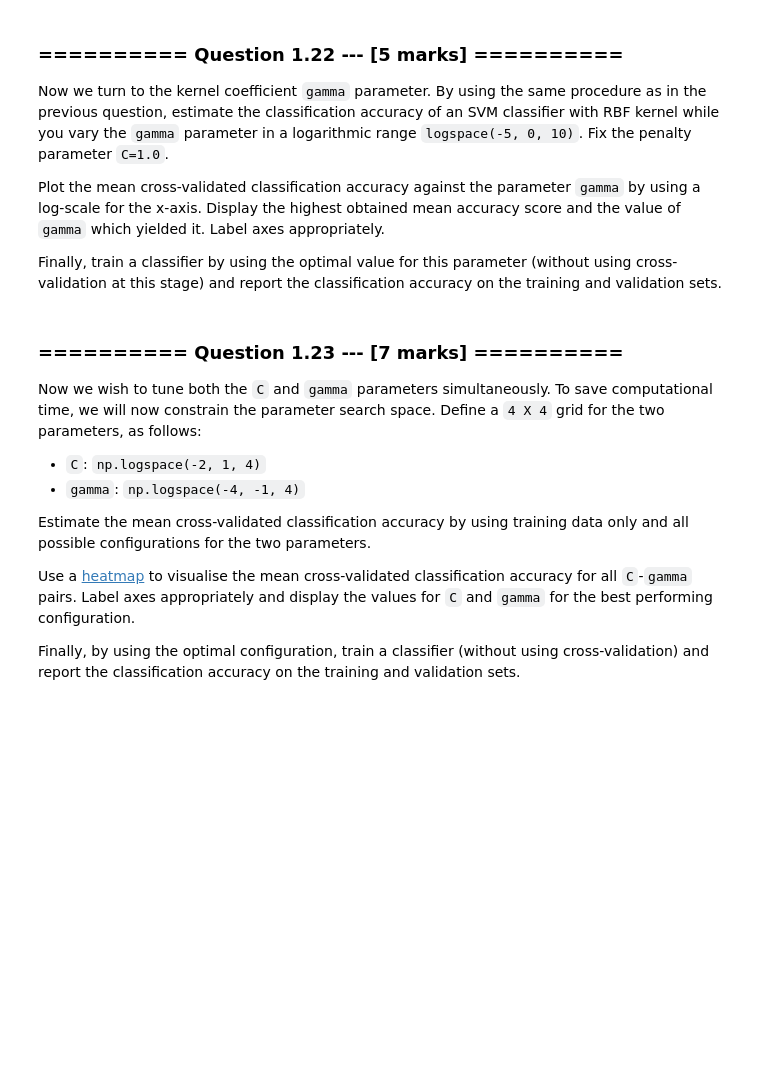
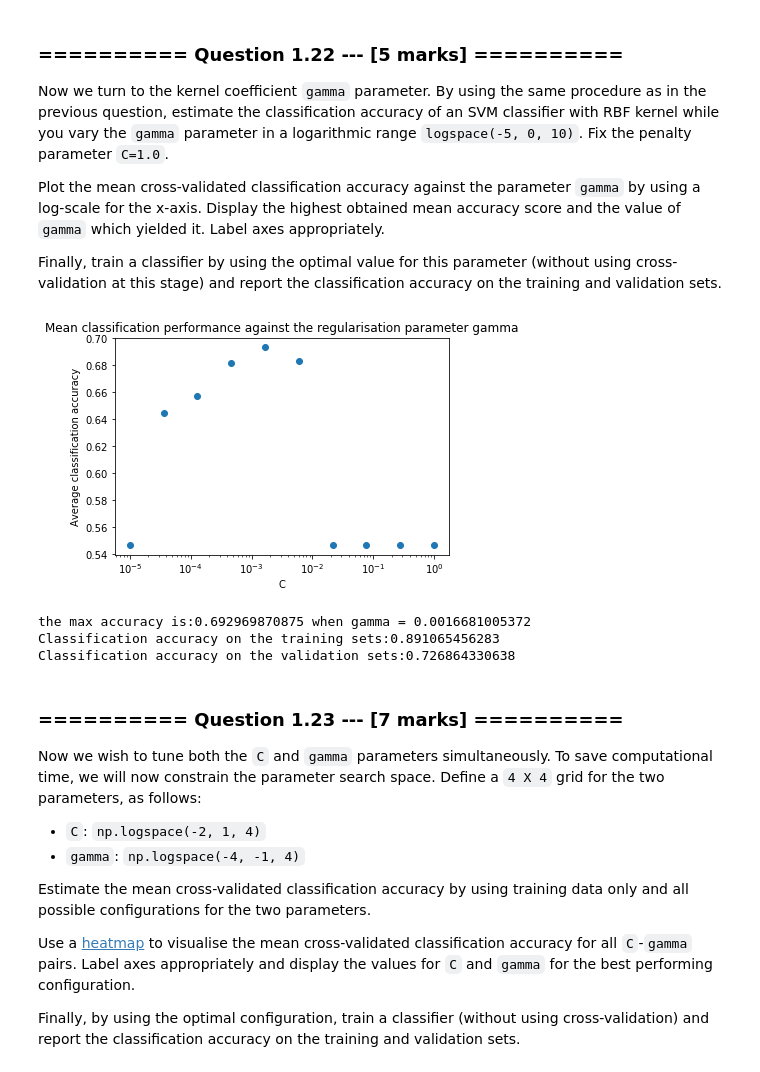
Before and after one commit to JessieWin/1234567, a Jupyter notebook: Downloads/iaml2017-master/07_Assignment_3.ipynb, the cells around one changed output. Cells and saved outputs as stored; diff of their text form; code cells hidden in the pictures; blank space fills up the shorter version.

```diff
--- a/Downloads/iaml2017-master/07_Assignment_3.ipynb
+++ b/Downloads/iaml2017-master/07_Assignment_3.ipynb
@@ -623,42 +613,40 @@ Plot the mean cross-validated classification accuracy against the parameter `gam
 
 Finally, train a classifier by using the optimal value for this parameter (without using cross-validation at this stage) and report the classification accuracy on the training and validation sets.
 # %%
-# Your code goes here
 gamma = np.logspace(-5, 0, 10)
 C = 1.0
-acc4 = []
-X_ttr = np.asarray(X_ttr)
-for k, (train, test) in enumerate(kf.split(X_ttr,y_tr)):
-    for i in gamma:
-            rbf_svc = svm.SVC(kernel='rbf', gamma=i, C=C)
-            rbf_svc.fit(X_ttr[train], y_tr[train])
-            acc = rbf_svc.score(X_ttr[test], y_tr[test])
-            acc4.append(acc)
-slice1 = acc4[0:10]
-slice2 = acc4[10:20]
-slice3 = acc4[20:30]
-plt.scatter(gamma, slice1)
-plt.scatter(gamma, slice2)
-plt.scatter(gamma, slice3)
-plt.xlabel('gamma')
-plt.ylabel('Classification accuracy on test set')
-plt.title('Mean classification performance')
+acc_rbf_gamma= np.zeros((3,10))
+i=0
+for k, (train_index, test_index) in enumerate(kf.split(X_ttr,y_tr)):
+    j=0
+    for g in gamma:
+        rbf_svc = svm.SVC(kernel='rbf', gamma=g, C=C)
+        rbf_svc.fit(X_ttr[train], y_tr[train])
+        acc = rbf_svc.score(X_ttr[test], y_tr[test])
+        acc_rbf_gamma[i,j]=acc
+        j+=1
+    i+=1
+rbf_mean_gamma=acc_rbf_gamma.mean(axis=0)
+plt.plot(gamma,rbf_mean_gamma,'o')
+plt.xlabel('C')
+plt.xscale("log")
+plt.ylabel('Average classification accuracy')
+plt.title('Mean classification performance against the regularisation parameter gamma')
 plt.show()
-# View the best parameters for the model found using grid search
-gamma=[{'gamma':np.logspace(-5, 0, 10)}]
-# Create a classifier object with the classifier and parameter candidates
-clf = GridSearchCV(estimator=rbf_svc, param_grid=gamma, n_jobs=-1)
-# Train the classifier on data1's feature and target data
-clf.fit(X_ttr, y_tr)
-print('Best C:',clf.best_estimator_.gamma)
-# View the accuracy score
-print('Best score for test data:', clf.best_score_)
-rbf_svc = svm.SVC(kernel='rbf', gamma=clf.best_estimator_.gamma, C=C)
-rbf_svc.fit(X_ttr, y_tr)
-acc_scor3 = rbf_svc.score(X_ttr, y_tr)
-acc_scor4 = rbf_svc.score(X_tval, y_val)
+print("the max accuracy is:{} when gamma = {}".format(np.max(rbf_mean_gamma),gamma[np.argmax(rbf_mean_gamma)]))
+
+
+rbf_svc_gamma = svm.SVC(kernel='rbf', gamma=gamma[np.argmax(rbf_mean_gamma)], C=C)
+rbf_svc_gamma.fit(X_ttr, y_tr)
+acc_scor3 = rbf_svc_gamma.score(X_ttr, y_tr)
+acc_scor4 = rbf_svc_gamma.score(X_tval, y_val)
 print('Classification accuracy on the training sets:{}'.format(acc_scor3))
 print('Classification accuracy on the validation sets:{}'.format(acc_scor4))
+# %% [output]
+[figure, added]
+the max accuracy is:0.692969870875 when gamma = 0.0016681005372
+Classification accuracy on the training sets:0.891065456283
+Classification accuracy on the validation sets:0.726864330638
 # %% [markdown]
 ### ========== Question 1.23 --- [7 marks] ==========
 Now we wish to tune both the `C` and `gamma` parameters simultaneously. To save computational time, we will now constrain the parameter search space. Define a `4 X 4` grid for the two parameters, as follows:
```
Also changed, not shown: parts of 19 cells of this notebook.
